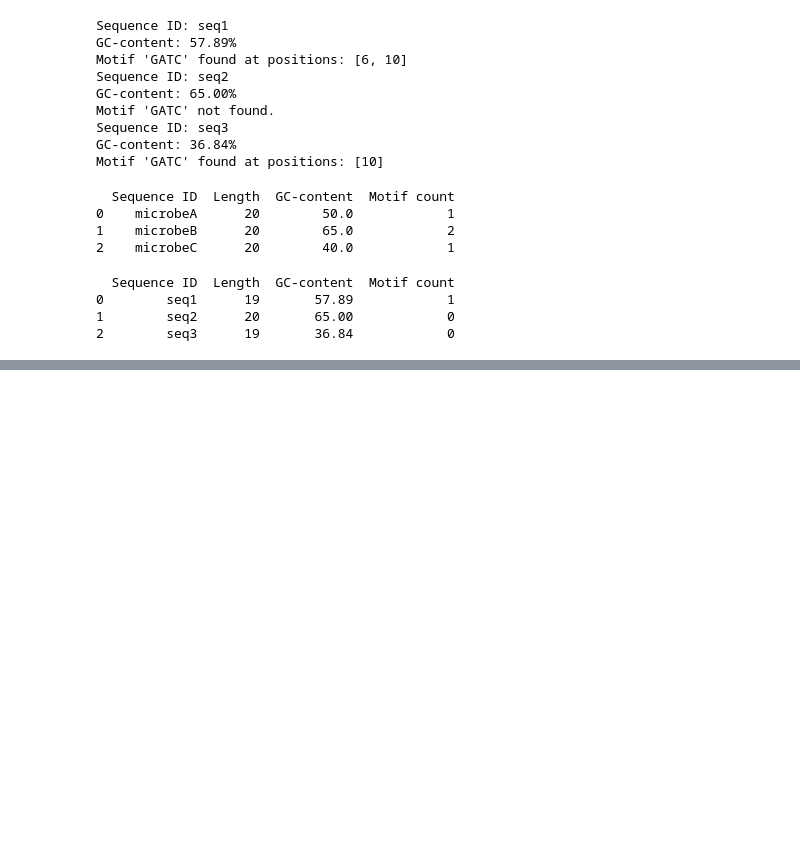
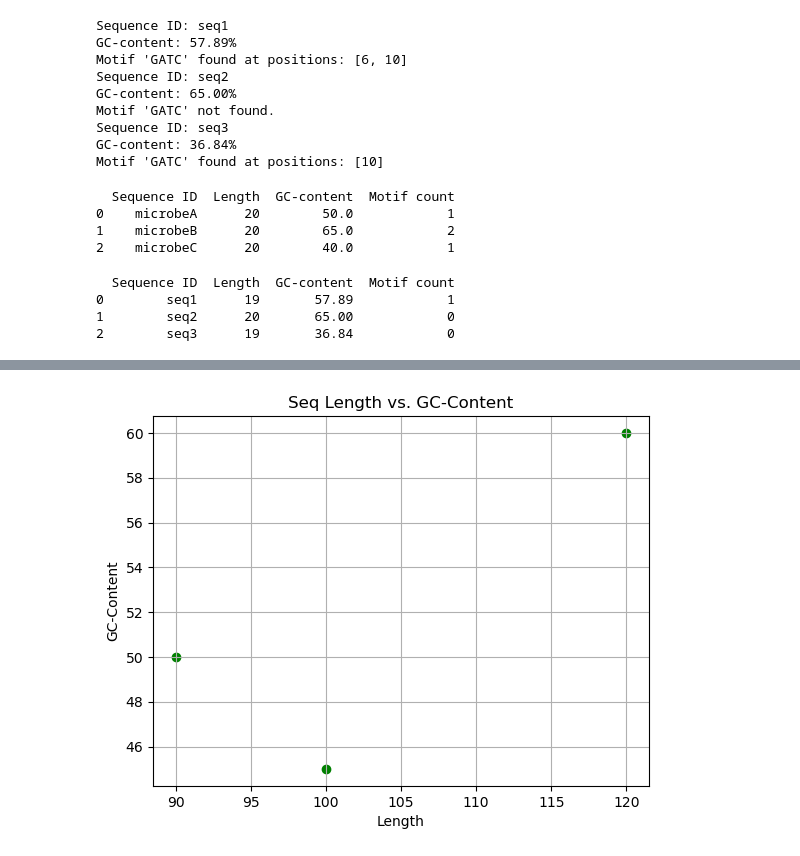
Before and after one commit to tssmith5619/learn2code, a Jupyter notebook: Python_Lessons.ipynb, the cells around one changed output, grey strips where cells are left out. Saved outputs shown, nothing was run; the diff lists cells and outputs as text; code cells hidden in the pictures; blank space fills up the shorter version.

```diff
--- a/Python_Lessons.ipynb
+++ b/Python_Lessons.ipynb
@@ -176,0 +210,12 @@ motif_analysis_pipeline("bio_pipeline.fasta", "CGTA", "motif_analysis_results.cs
+# %%
+import matplotlib.pyplot as plt
+length = [100, 120, 90]
+GC_content = [45.0, 60.0, 50.0]
+plt.scatter(length, GC_content, color = 'green')
+plt.title('Seq Length vs. GC-Content')
+plt.xlabel('Length')
+plt.ylabel('GC-Content')
+plt.grid()
+plt.show()
+# %% [output]
+[figure, added]
```
Also changed, not shown: parts of 4 cells of this notebook.
